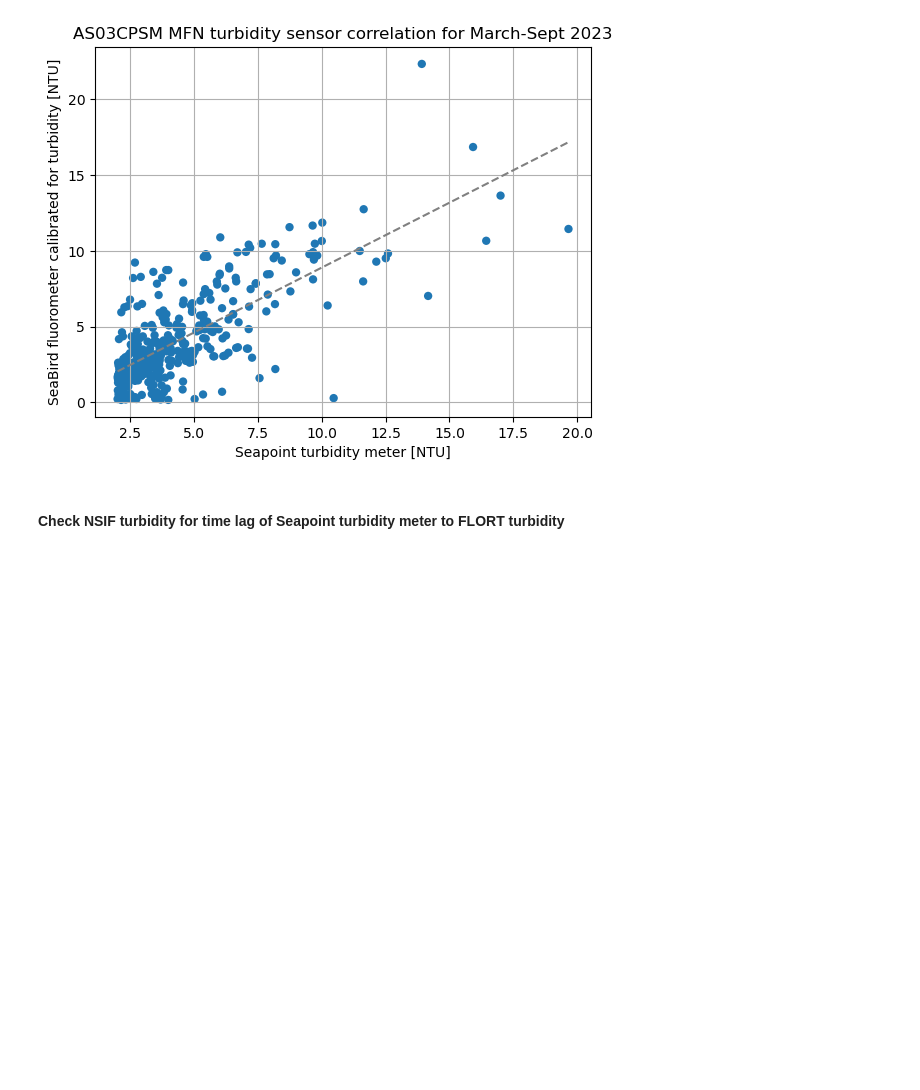
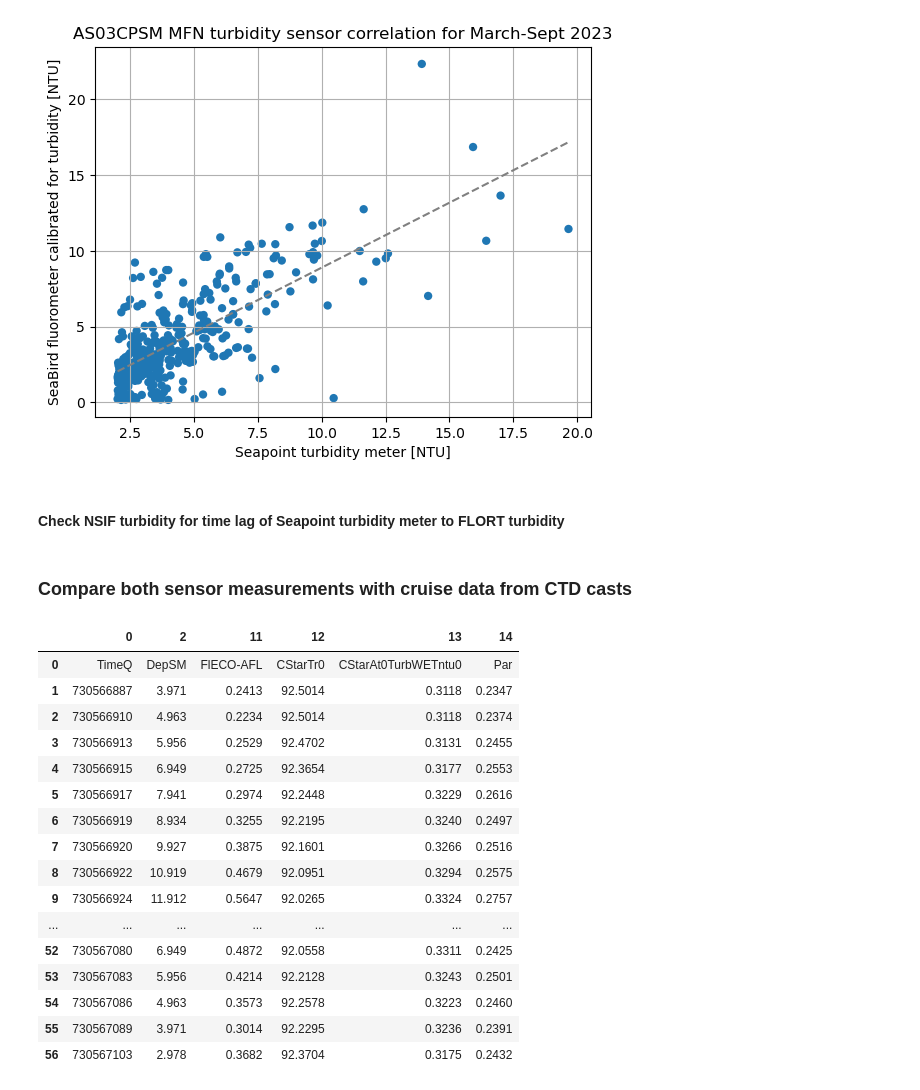
Before and after one commit to cooleyky/AST3, a Jupyter notebook: turbidity.ipynb, the cells around one changed output. Cells and saved outputs as stored; diff of their text form; code cells hidden in the pictures; blank space fills up the shorter version.

```diff
--- a/turbidity.ipynb
+++ b/turbidity.ipynb
@@ -855,3 +856,28 @@ fig, ax = scatter_linreg(turbd2_events, flort2_events, "AS03CPSM MFN turbidity s
 [figure]
 # %% [markdown]
 #### Check NSIF turbidity for time lag of Seapoint turbidity meter to FLORT turbidity
+# %% [markdown]
+### Compare both sensor measurements with cruise data from CTD casts
+# %%
+# Import cast 002 data
+cast2_file = "C:/Users/kylene.cooley/ast3_turbidity_data/ar71-04_002.asc"
+cast2_data = pd.read_csv(cast2_file, sep="\s+", header=None, usecols=[0, 2, 11, 12, 13, 14], encoding="ascii", encoding_errors="replace")
+cast2_data
+# %% [output]
+|  | 0 | 2 | 11 | 12 | 13 | 14 |
+| 0 | TimeQ | DepSM | FlECO-AFL | CStarTr0 | CStarAt0TurbWETntu0 | Par |
+| 1 | 730566887 | 3.971 | 0.2413 | 92.5014 | 0.3118 | 0.2347 |
+| 2 | 730566910 | 4.963 | 0.2234 | 92.5014 | 0.3118 | 0.2374 |
+| 3 | 730566913 | 5.956 | 0.2529 | 92.4702 | 0.3131 | 0.2455 |
+| 4 | 730566915 | 6.949 | 0.2725 | 92.3654 | 0.3177 | 0.2553 |
+| 5 | 730566917 | 7.941 | 0.2974 | 92.2448 | 0.3229 | 0.2616 |
+| 6 | 730566919 | 8.934 | 0.3255 | 92.2195 | 0.3240 | 0.2497 |
+| 7 | 730566920 | 9.927 | 0.3875 | 92.1601 | 0.3266 | 0.2516 |
+| 8 | 730566922 | 10.919 | 0.4679 | 92.0951 | 0.3294 | 0.2575 |
+| 9 | 730566924 | 11.912 | 0.5647 | 92.0265 | 0.3324 | 0.2757 |
+| ... | ... | ... | ... | ... | ... | ... |
+| 52 | 730567080 | 6.949 | 0.4872 | 92.0558 | 0.3311 | 0.2425 |
+| 53 | 730567083 | 5.956 | 0.4214 | 92.2128 | 0.3243 | 0.2501 |
+| 54 | 730567086 | 4.963 | 0.3573 | 92.2578 | 0.3223 | 0.2460 |
+| 55 | 730567089 | 3.971 | 0.3014 | 92.2295 | 0.3236 | 0.2391 |
+| 56 | 730567103 | 2.978 | 0.3682 | 92.3704 | 0.3175 | 0.2432 |
```
Also changed, not shown: parts of 9 cells of this notebook.
